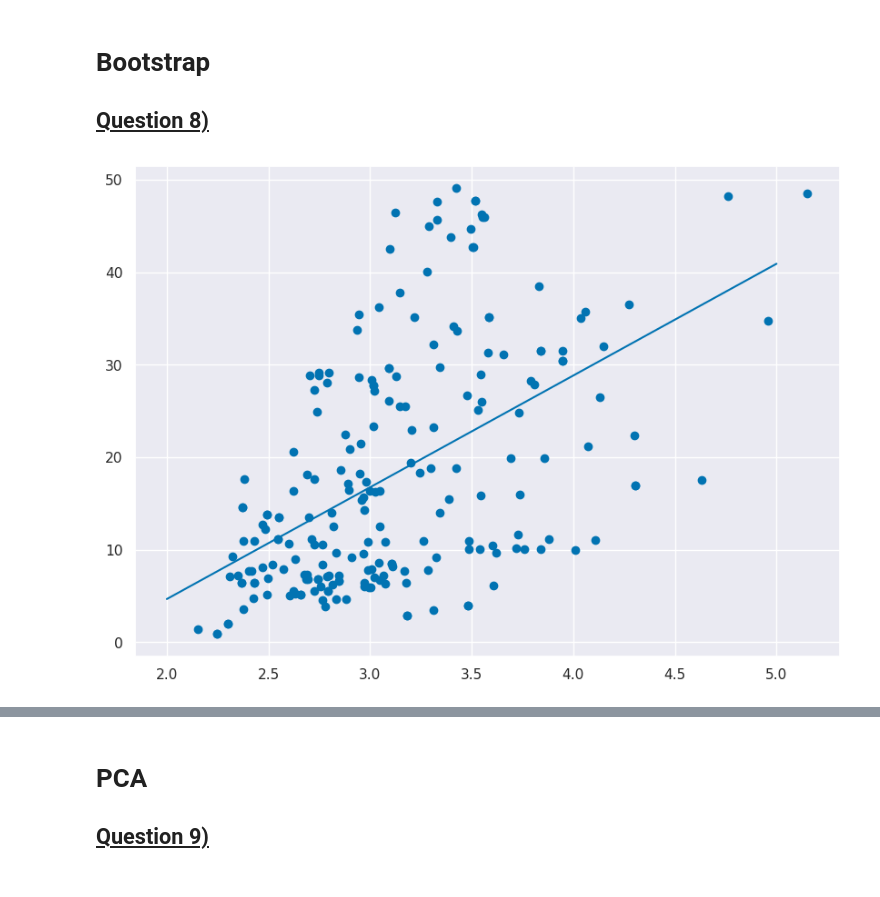
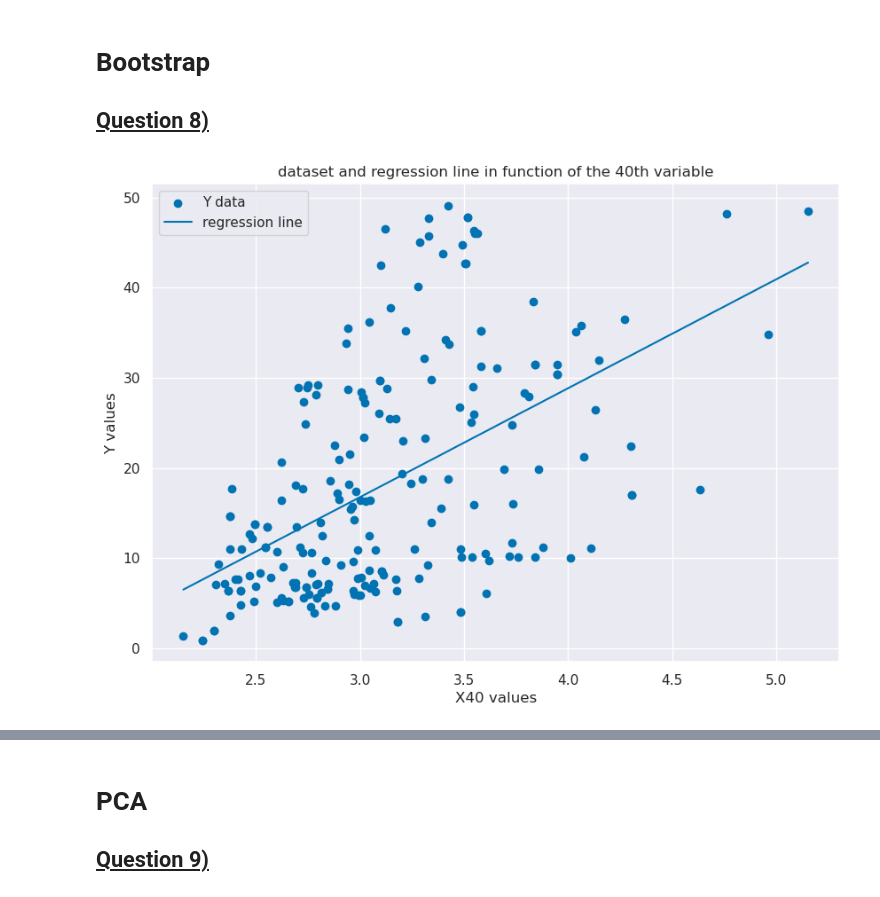
Before and after one commit to Dardare-Clement/SD-TSIA204, a Jupyter notebook: TP2/SD-TSIA204_lab2_dardare_clement.ipynb, the cells around one changed output, grey strips where cells are left out. Drawn from its saved outputs; the diff is of its cells as text; code cells hidden in the pictures.

```diff
--- a/TP2/SD-TSIA204_lab2_dardare_clement.ipynb
+++ b/TP2/SD-TSIA204_lab2_dardare_clement.ipynb
@@ -384,26 +428,28 @@ coefficient of determination R2=0.9264
 # Bootstrap
 
 ## <u>Question 8)</u>
-# %%
-X40 = X.iloc[:,39]
-
-model = LinearRegression()
-model.fit(np.array(X40).reshape(-1,1), Y)
-coef = model.coef_
-intercept = model.intercept_
-
-X40 = X40.to_numpy()
-bb, ub = X40[0], X40[0]
-for x in X40:
-    if x < bb:
-        bb = x
-    elif x > ub:
-        bb = x
-
-plt.figure(figsize=(10,7))
-plt.scatter(X40, Y)
-plt.plot([2, 5], [2*coef+intercept, coef*5+intercept])
-plt.show()
-# %% [output]
-[figure, removed]
+# %%
+X40 = X.iloc[:, 39]  # store the 40th variable
+
+# Run OLS on the data
+model = LinearRegression()
+model.fit(np.array(X40).reshape(-1, 1), Y)
+coef = model.coef_
+intercept = model.intercept_
+
+# Compute the regression line
+xs = np.linspace(np.min(X40), np.max(X40), 100)
+ys = intercept + coef * xs
+
+# plot the dataset ant the regression line
+plt.figure(figsize=(10, 7))
+plt.scatter(X40, Y, label='Y data')
+plt.plot(xs, ys, label='regression line')
+plt.xlabel('X40 values')
+plt.ylabel('Y values')
+plt.title('dataset and regression line in function of the 40th variable')
+plt.legend()
+plt.show()
+# %% [output]
+[figure, added]
 # %%
```
Also changed, not shown: parts of 28 cells of this notebook.
